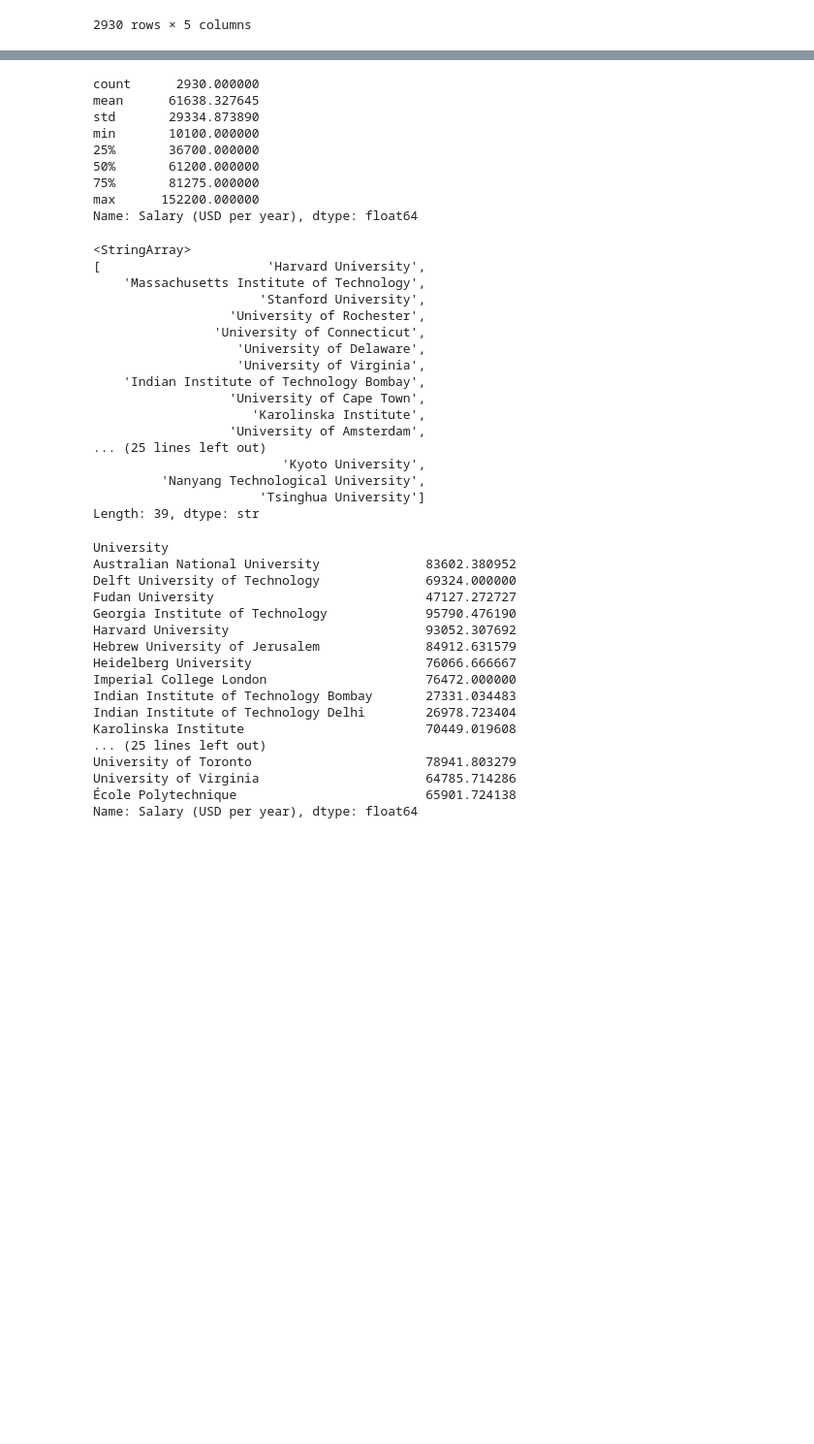
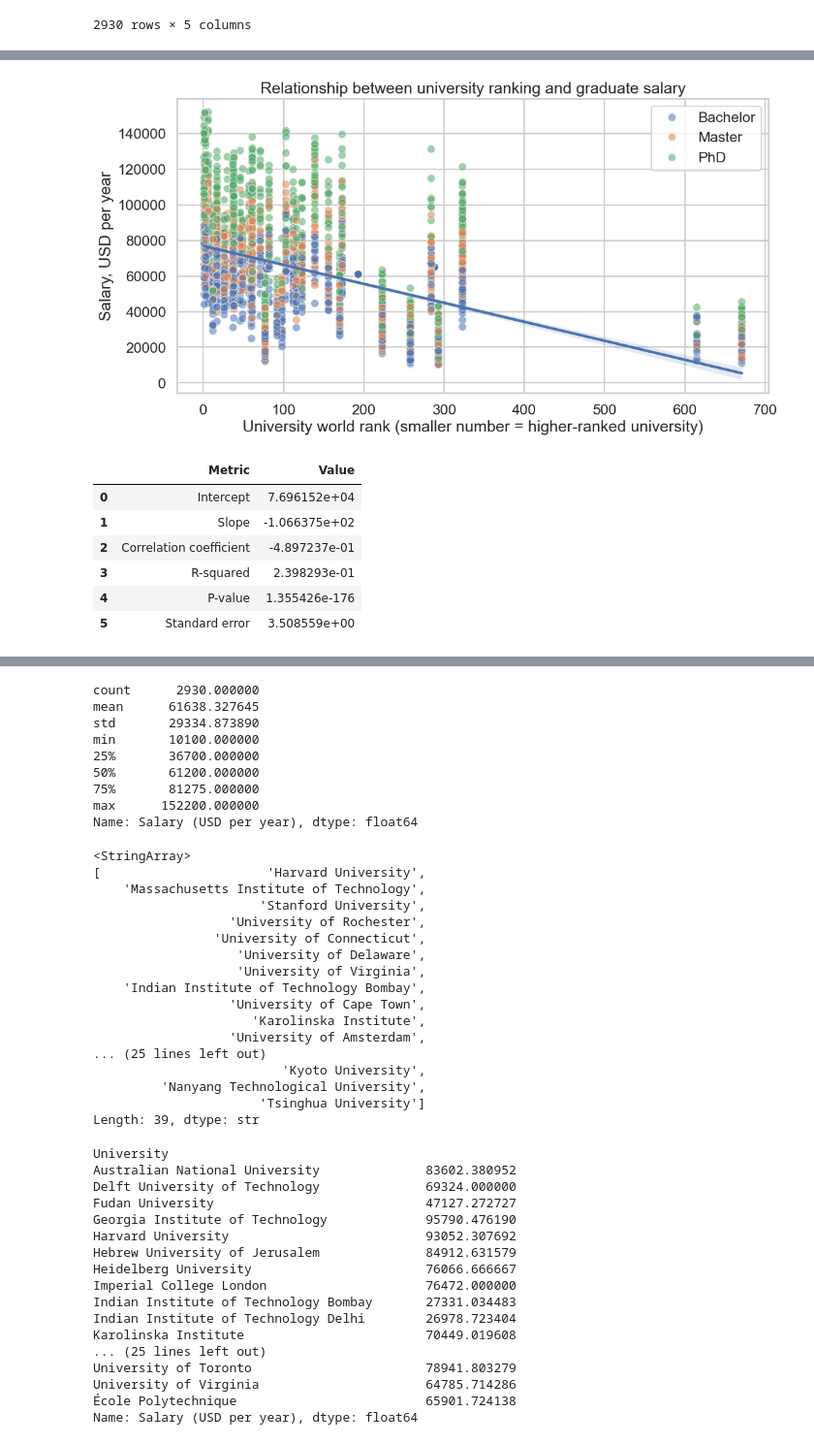
Before and after one commit to maxtheshock/PythonDS-Project, a Jupyter notebook: PythonNotebook.ipynb, the cells around one changed output, grey strips where cells are left out. Shown at 97% size. Cells and saved outputs as stored; diff of their text form; code cells hidden in the pictures; blank space fills up the shorter version.

Commit message:
initial trial linear regression + salaries field-ranks heatmap

```diff
--- a/PythonNotebook.ipynb
+++ b/PythonNotebook.ipynb
@@ -379,3 +379,19 @@ alumni_data
 | 2928 | Kyoto University | Master | IT | 52400 | 26 |
 | 2929 | University of Sydney | Bachelor | IT | 79800 | 71 |
 2930 rows × 5 columns
+# %%
+# Good morning, Fedya. As I promised, here are my first commits with implementing
+# something really interesting for our project. Please, do not treat it too strict!
+
+analysis_data = alumni_data.copy()
+
+salary_col = "Salary (USD per year)"
+rank_col = "University Rate"
+
+analysis_data[salary_col] = pd.to_numeric(analysis_data[salary_col], errors="coerce")
+analysis_data[rank_col] = pd.to_numeric(analysis_data[rank_col], errors="coerce")
+
+analysis_data = analysis_data.dropna(subset=[salary_col, rank_col, "Degree", "Field"])
+analysis_data = analysis_data[analysis_data[salary_col] > 0]
+
+analysis_data.head()
@@ -381,0 +405,63 @@ alumni_data
+# %%
+x = analysis_data[rank_col]
+y = analysis_data[salary_col]
+
+slope, intercept, r_value, p_value, std_err = stats.linregress(x, y)
+
+plt.figure(figsize=(12, 6))
+
+sns.scatterplot(
+    data=analysis_data,
+    x=rank_col,
+    y=salary_col,
+    hue="Degree",
+    alpha=0.55
+)
+
+sns.regplot(
+    data=analysis_data,
+    x=rank_col,
+    y=salary_col,
+    scatter=False,
+    ci=95,
+    line_kws={
+        "linewidth": 3,
+        "label": "Linear regression"
+    }
+)
+
+plt.title("Relationship between university ranking and graduate salary")
+plt.xlabel("University world rank (smaller number = higher-ranked university)")
+plt.ylabel("Salary, USD per year")
+plt.legend()
+plt.show()
+
+regression_summary = pd.DataFrame({
+    "Metric": [
+        "Intercept",
+        "Slope",
+        "Correlation coefficient",
+        "R-squared",
+        "P-value",
+        "Standard error"
+    ],
+    "Value": [
+        intercept,
+        slope,
+        r_value,
+        r_value ** 2,
+        p_value,
+        std_err
+    ]
+})
+
+regression_summary
+# %% [output]
+[figure, added]
+|  | Metric | Value |
+| 0 | Intercept | 7.696152e+04 |
+| 1 | Slope | -1.066375e+02 |
+| 2 | Correlation coefficient | -4.897237e-01 |
+| 3 | R-squared | 2.398293e-01 |
+| 4 | P-value | 1.355426e-176 |
+| 5 | Standard error | 3.508559e+00 |
```
Also changed, not shown: parts of 4 cells of this notebook.
